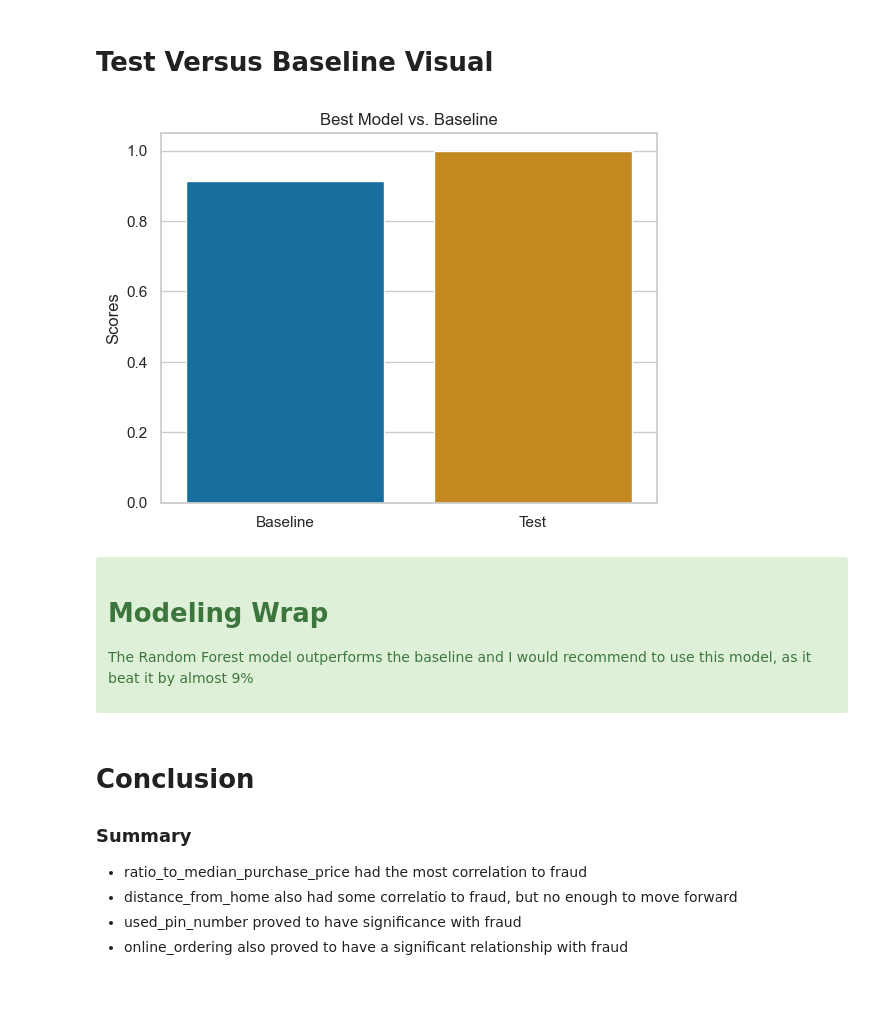
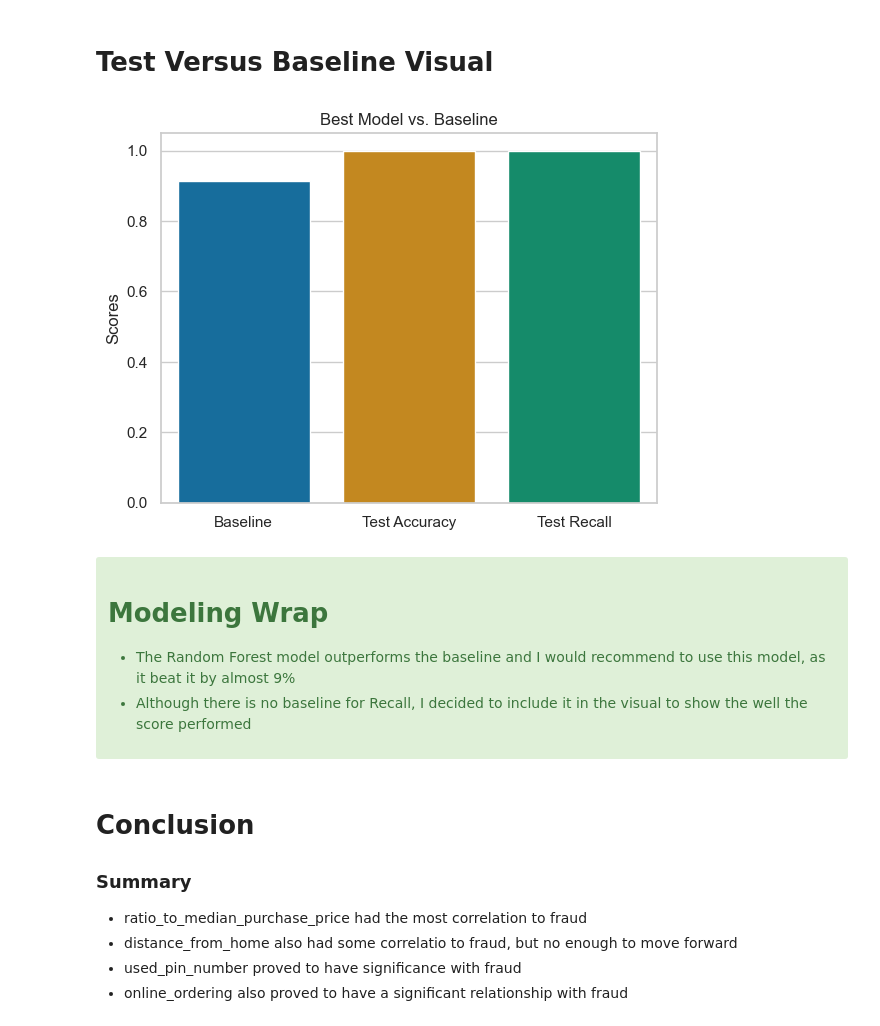
Before and after one commit to jorgellopez38/Credit-Card-Fraud, a Jupyter notebook: Final_Notebook.ipynb, the cells around one changed output. Drawn from its saved outputs; the diff is of its cells as text; code cells hidden in the pictures; blank space fills up the shorter version.

Commit message:
changes for recall

```diff
--- a/Final_Notebook.ipynb
+++ b/Final_Notebook.ipynb
@@ -33,7 +20,7 @@ import model as m
 - Each column represents a feature associated with the transaction
 # %%
 # Use wrangle function to import raw data
-df = w.wrangle_cc()
+df = wrangle_cc()
 # take a peak
 df.head(3)
 # %% [output]
@@ -64,8 +51,8 @@ This will help with any questions or information on this dataset
 # Split data into train/validate/test sample dataframes
 # %%
 # function to split data and print shape of our splits
-train, validate, test, X_train, y_train, X_validate, y_validate, X_test, y_test = w.split_data(df,
-                                                                                              'fraud')
+train, validate, test, X_train, y_train, X_validate, y_validate, X_test, y_test = split_data(df,
+                                                                                            'fraud')
 # %% [output]
 train -> (560000, 8)
 validate -> (240000, 8)
@@ -245,14 +304,15 @@ m.get_test(X_train, y_train, X_test, y_test)
 # Test Versus Baseline Visual
 # %%
 # functions to get visual on test vs baseline
-m.get_mvb(X_train, y_train, X_test, y_test, df)
+get_mvb(X_train, y_train, X_test, y_test, df)
 # %% [output]
-[figure, old version]
+[figure, new version]
 # %% [markdown]
 <div class="alert alert-success" role="alert">
 
 # Modeling Wrap
-The Random Forest model outperforms the baseline and I would recommend to use this model, as it beat it by almost 9%
+* The Random Forest model outperforms the baseline and I would recommend to use this model, as it beat it by almost 9%
+* Although there is no baseline for Recall, I decided to include it in the visual to show the well the score performed
 </div>
 # %% [markdown]
 # Conclusion<br>
```
Also changed, not shown: parts of 28 cells of this notebook.
